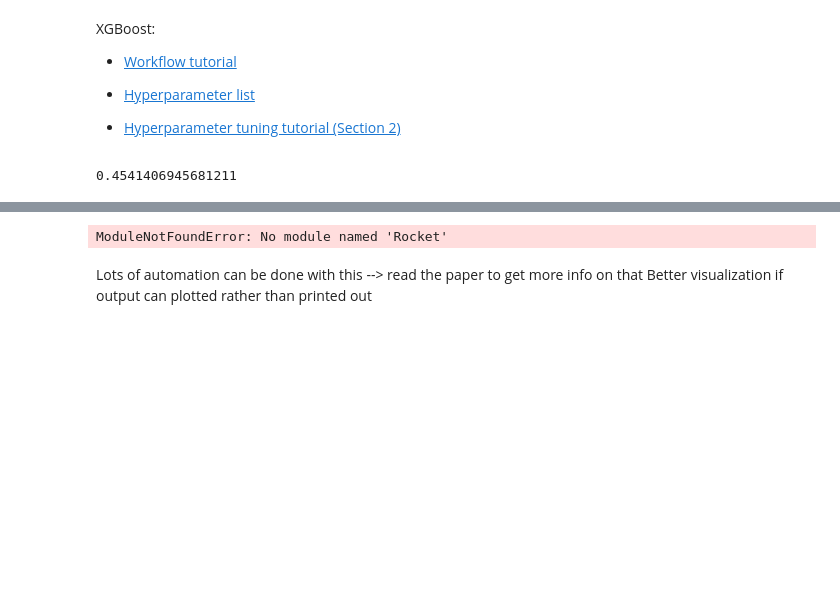
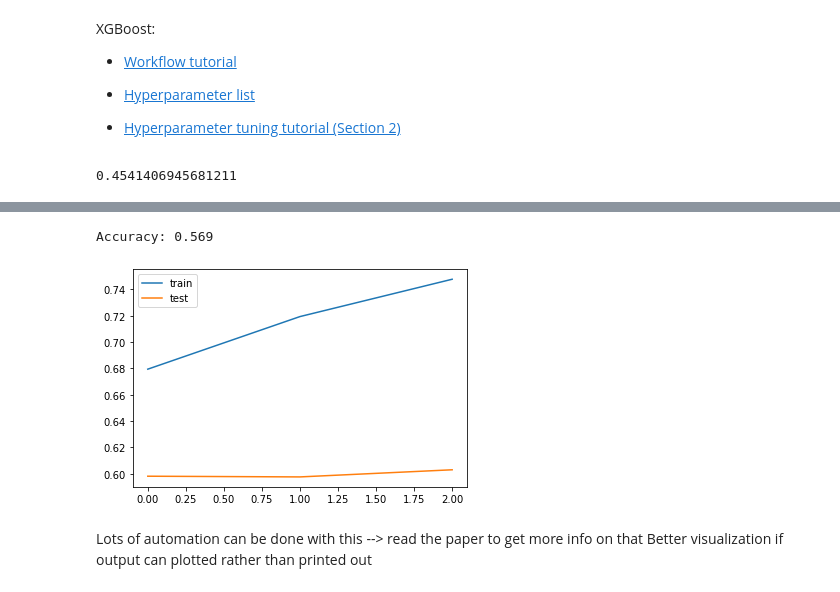
Before and after one commit to fyng/PedAccel, a Jupyter notebook: JHU SAFE/ML_optimization.ipynb, the cells around one changed output, grey strips where cells are left out. Cells and saved outputs as stored; diff of their text form; code cells hidden in the pictures; blank space fills up the shorter version.

Commit message:
plot ML

```diff
--- a/JHU SAFE/ML_optimization.ipynb
+++ b/JHU SAFE/ML_optimization.ipynb
@@ -291,17 +294,21 @@ dtrain = xgb.DMatrix(X_train_transform, label=y_train)
 dtest = xgb.DMatrix(X_test_transform, label=y_test)
 evallist = [(dtrain, 'train'), (dtest, 'eval')]
 
-param = {'max_depth': 4,
+evalset = [(X_train_transform, y_train), (X_test_transform, y_test)]
+
+param = {'n_estimators': 50,
+         'max_depth': 4,
          'learning_rate': 0.1,          # try 0.01, 0.1, and 1 first
          'colsample_bytree': 1,
          'subsample': 0.9,
          'objective': 'multi:softmax',
-         'num_class': 6}
-param['nthread'] = 4        # up to 7 or 8
-param['eval_metric'] = 'auc'
-num_round = 100         # 1 hour --> 200ish (just pick a tolerable value)
+         'num_class': 6,
+         'eval_metric': 'auc'}
 
-bst = xgb.train(param, dtrain, num_round, evallist)
+# double * to unpack param
+model = xgb.XGBClassifier(**param)
+model.fit(X_train_transform, y_train, eval_set=evalset)
+# bst = xgb.train(param, dtrain, num_round, evallist)
 
 # observe that as train AUC increase, eval AUC decrease
 # this indicates model overfitting (or the data is fundamentally different)
@@ -327,28 +344,20 @@ bst = xgb.train(param, dtrain, num_round, evallist)
 # %%
-# plot learning curve of an xgboost model
-from Rocket.metrics import accuracy_score
-from xgb import XGBClassifier
-from matplotlib import pyplot
-model = XGBClassifier()
-# define the datasets to evaluate each iteration
-evalset = [(X_train, y_train), (X_test,y_test)]
-# fit the model
-model.fit(X_train, y_train, eval_metric='logloss', eval_set=evalset)
 # evaluate performance
-yhat = model.predict(X_test)
+yhat = model.predict(X_test_transform)
 score = accuracy_score(y_test, yhat)
 print('Accuracy: %.3f' % score)
 # retrieve performance metrics
 results = model.evals_result()
 # plot learning curves
-pyplot.plot(results['validation_0']['logloss'], label='train')
-pyplot.plot(results['validation_1']['logloss'], label='test')
+plt.plot(results['validation_0']['auc'], label='train')
+plt.plot(results['validation_1']['auc'], label='test')
 # show the legend
-pyplot.legend()
+plt.legend()
 # show the plot
-pyplot.show()
+plt.show()
 # %% [output]
-ModuleNotFoundError: No module named 'Rocket'
+Accuracy: 0.569
+[figure, added]
 # %% [markdown]
 Lots of automation can be done with this --> read the paper to get more info on that
 Better visualization if output can plotted rather than printed out
```
Also changed, not shown: parts of 6 cells of this notebook.
